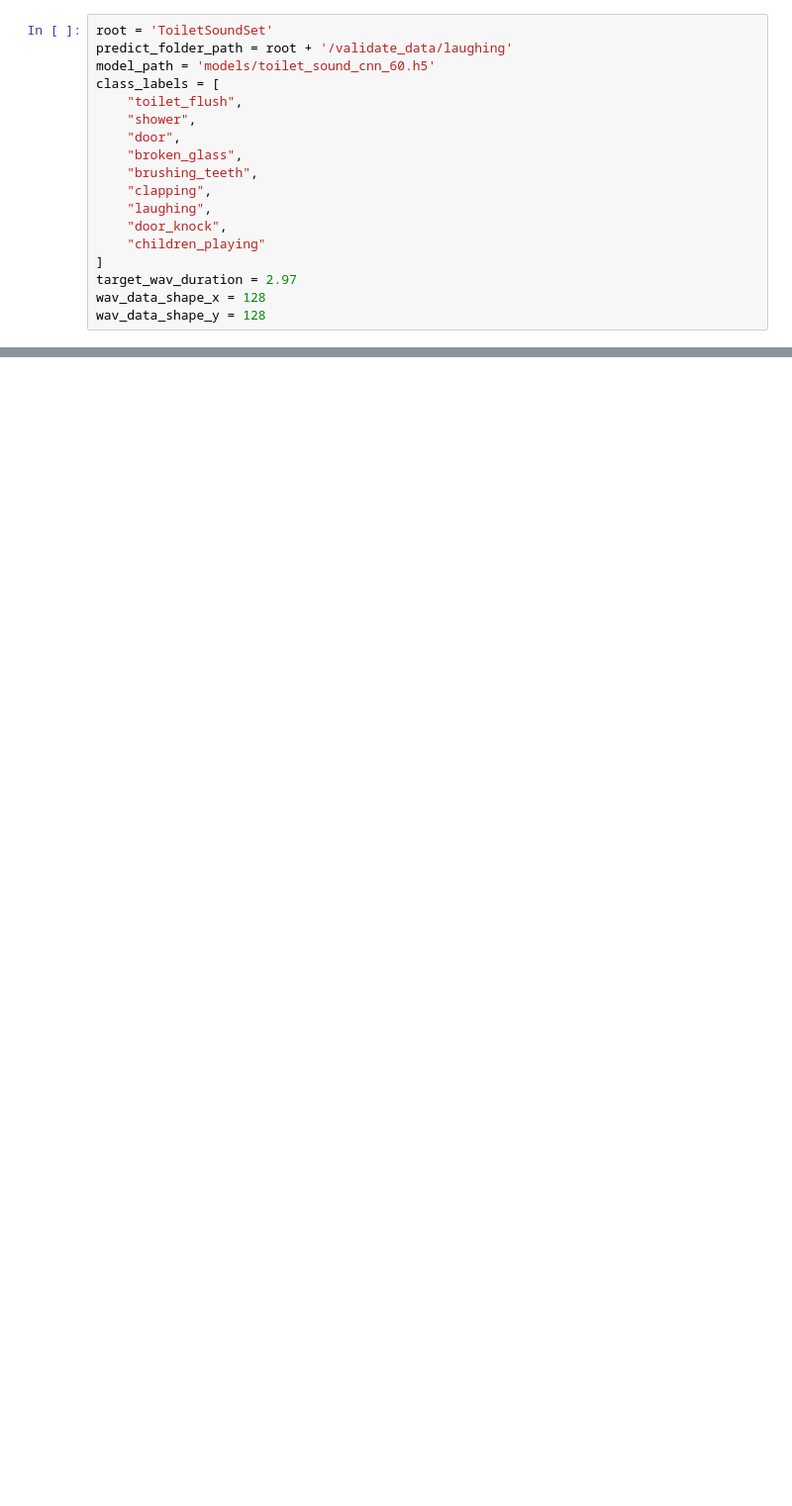
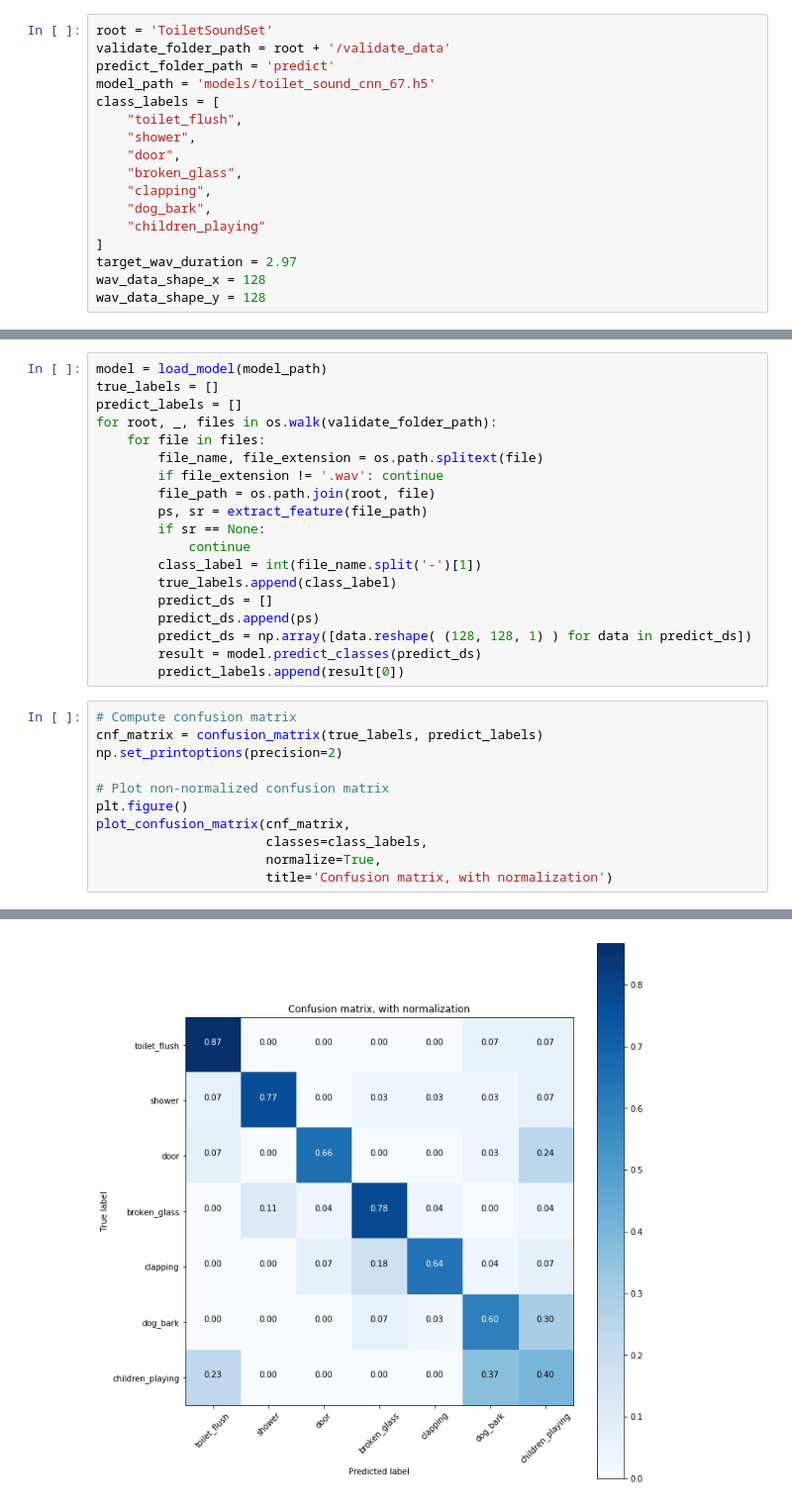
Before and after one commit to hei9gag/Urban-Sound-Classification, a Jupyter notebook: predict_toilet_sound.ipynb, the cells around one changed output, grey strips where cells are left out. Shown at 99% size. Cells and saved outputs as stored; diff of their text form; blank space fills up the shorter version.

```diff
--- a/predict_toilet_sound.ipynb
+++ b/predict_toilet_sound.ipynb
@@ -9,16 +17,15 @@ from keras.models import load_model
 # %%
 root = 'ToiletSoundSet'
-predict_folder_path = root + '/validate_data/laughing'
-model_path = 'models/toilet_sound_cnn_60.h5'
+validate_folder_path = root + '/validate_data'
+predict_folder_path = 'predict'
+model_path = 'models/toilet_sound_cnn_67.h5'
 class_labels = [
     "toilet_flush",
     "shower",
     "door",
     "broken_glass",
-    "brushing_teeth",
     "clapping",
-    "laughing",
-    "door_knock",
+    "dog_bark",
     "children_playing"
 ]
 target_wav_duration = 2.97
@@ -33,0 +74,31 @@ def extract_feature(file_path):
+# %%
+model = load_model(model_path)
+true_labels = []
+predict_labels = []
+for root, _, files in os.walk(validate_folder_path):
+    for file in files:
+        file_name, file_extension = os.path.splitext(file)
+        if file_extension != '.wav': continue
+        file_path = os.path.join(root, file)
+        ps, sr = extract_feature(file_path)
+        if sr == None:
+            continue
+        class_label = int(file_name.split('-')[1])
+        true_labels.append(class_label)
+        predict_ds = []
+        predict_ds.append(ps)
+        predict_ds = np.array([data.reshape( (128, 128, 1) ) for data in predict_ds])
+        result = model.predict_classes(predict_ds)
+        predict_labels.append(result[0])
+# %%
+# Compute confusion matrix
+cnf_matrix = confusion_matrix(true_labels, predict_labels)
+np.set_printoptions(precision=2)
+
+# Plot non-normalized confusion matrix
+plt.figure()
+plot_confusion_matrix(cnf_matrix,
+                      classes=class_labels,
+                      normalize=True,
+                      title='Confusion matrix, with normalization')
+# %% [output]
@@ -34 +114,2 @@ def extract_feature(file_path):
+[figure, added]
 # %%
```
Also changed, not shown: parts of 7 cells of this notebook, 5 other files.
